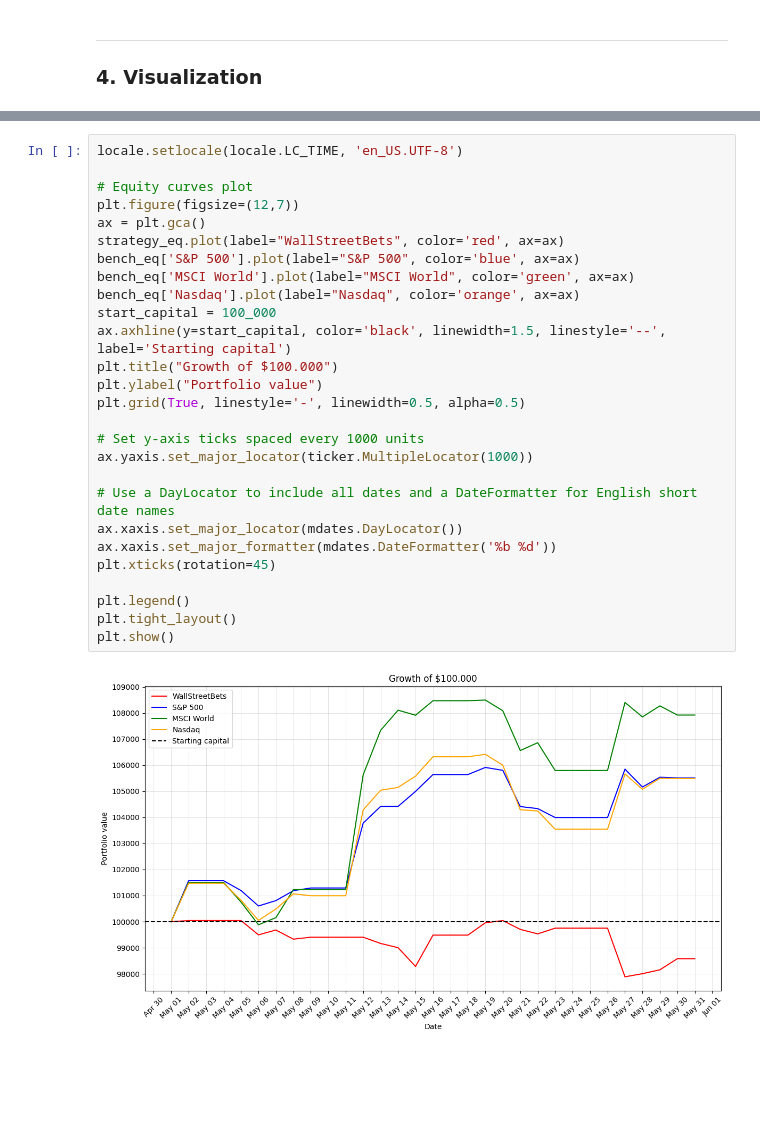
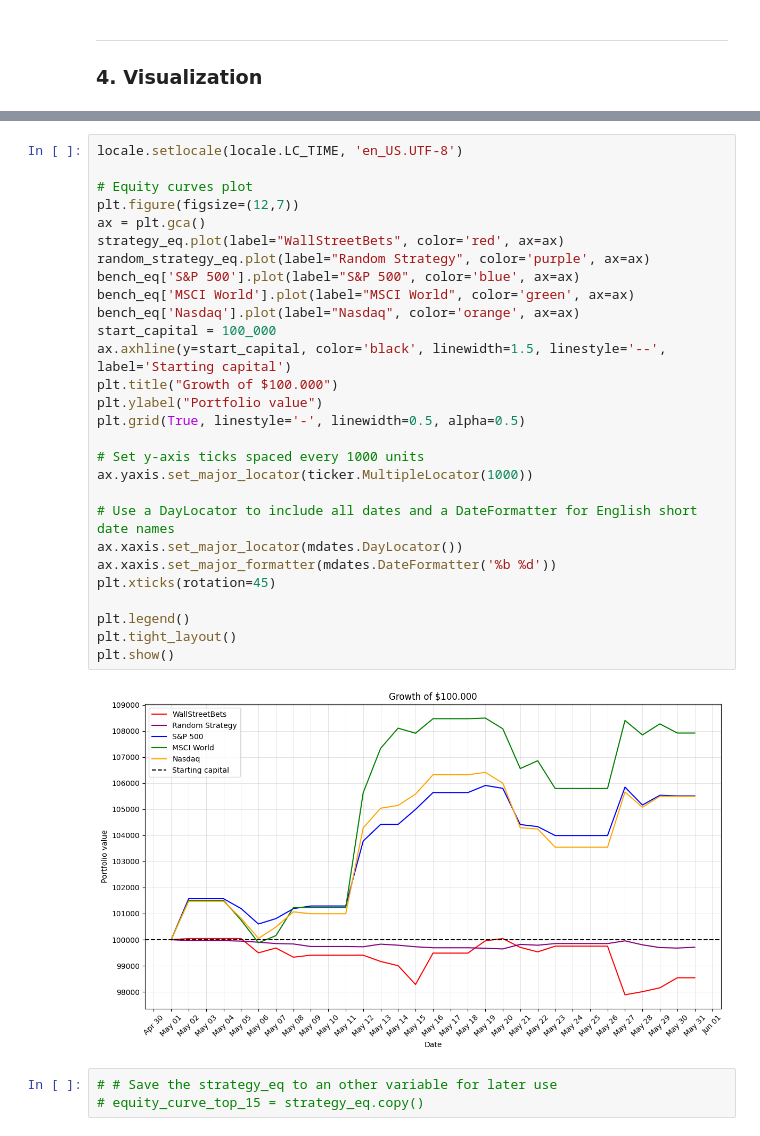
Before and after one commit to Chargent/Thesis, a Jupyter notebook: main.ipynb, the cells around one changed output, grey strips where cells are left out. Cells and saved outputs as stored; diff of their text form; blank space fills up the shorter version.

```diff
--- a/main.ipynb
+++ b/main.ipynb
@@ -820,29 +875,33 @@ equity_curve_df
 # %%
 locale.setlocale(locale.LC_TIME, 'en_US.UTF-8')
 
 # Equity curves plot
 plt.figure(figsize=(12,7))
 ax = plt.gca()
 strategy_eq.plot(label="WallStreetBets", color='red', ax=ax)
+random_strategy_eq.plot(label="Random Strategy", color='purple', ax=ax)
 bench_eq['S&P 500'].plot(label="S&P 500", color='blue', ax=ax)
 bench_eq['MSCI World'].plot(label="MSCI World", color='green', ax=ax)
 bench_eq['Nasdaq'].plot(label="Nasdaq", color='orange', ax=ax)
 start_capital = 100_000
 ax.axhline(y=start_capital, color='black', linewidth=1.5, linestyle='--', label='Starting capital')
 plt.title("Growth of $100.000")
 plt.ylabel("Portfolio value")
 plt.grid(True, linestyle='-', linewidth=0.5, alpha=0.5)
 
 # Set y-axis ticks spaced every 1000 units
 ax.yaxis.set_major_locator(ticker.MultipleLocator(1000))
 
 # Use a DayLocator to include all dates and a DateFormatter for English short date names
 ax.xaxis.set_major_locator(mdates.DayLocator())
 ax.xaxis.set_major_formatter(mdates.DateFormatter('%b %d'))
 plt.xticks(rotation=45)
 
 plt.legend()
 plt.tight_layout()
 plt.show()
 # %% [output]
-[figure, old version]
+[figure, new version]
+# %%
+# # Save the strategy_eq to an other variable for later use
+# equity_curve_top_15 = strategy_eq.copy()
```
Also changed, not shown: parts of 26 cells of this notebook, 2 other files.
